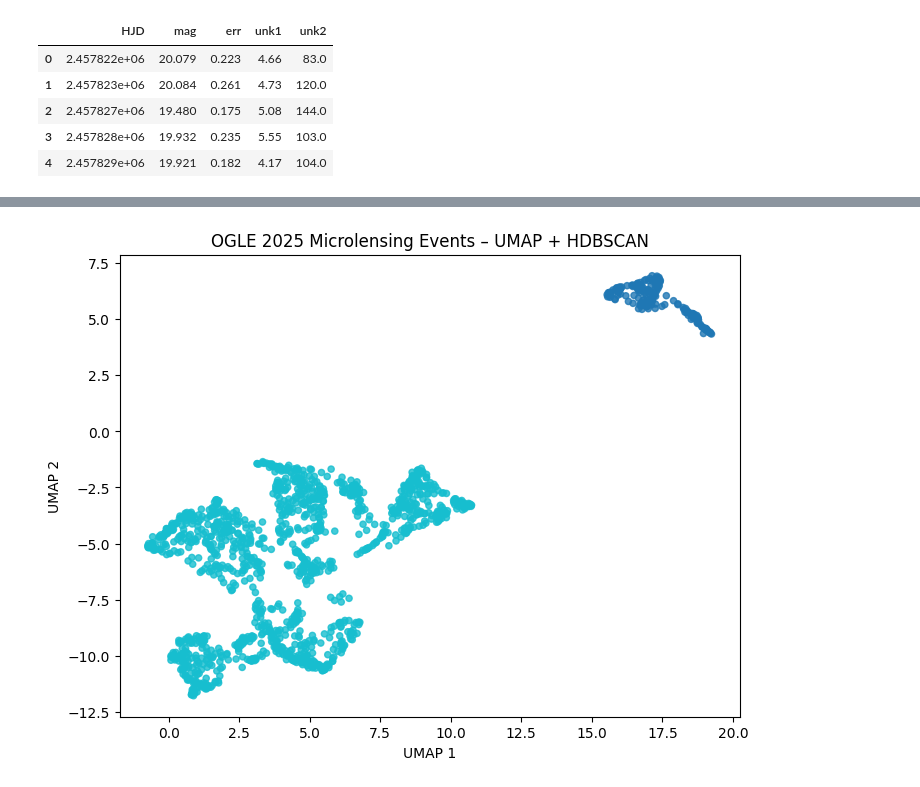
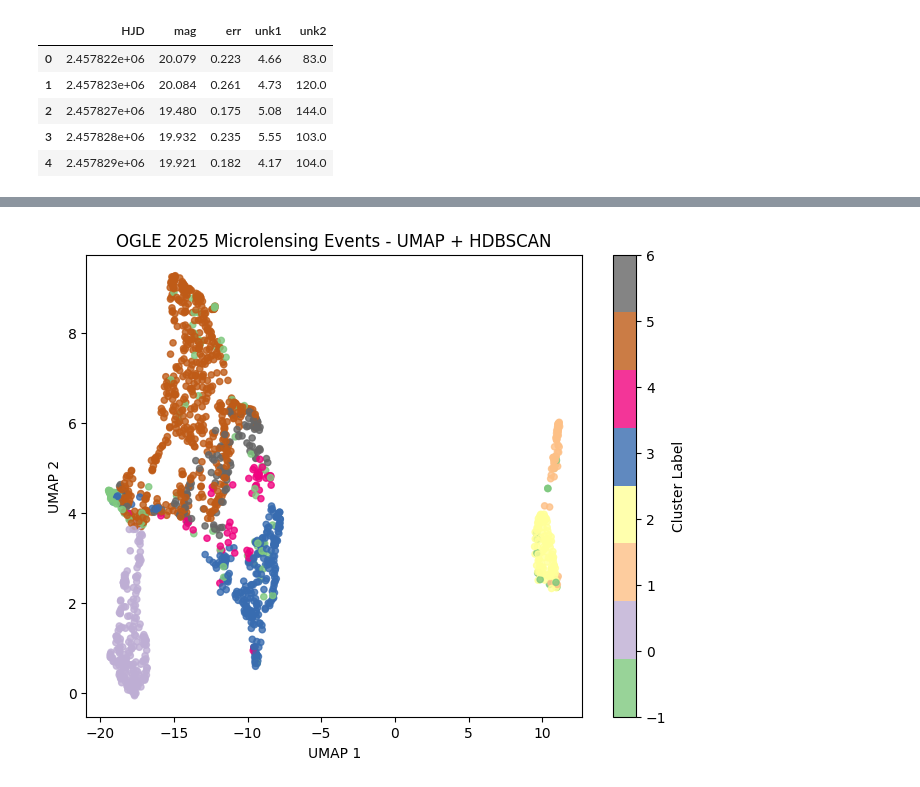
Before and after one commit to abheekda1/ogle-microlensing-automation, a Jupyter notebook: notebooks/01_feature_engineering.ipynb, the cells around one changed output, grey strips where cells are left out. Saved outputs shown, nothing was run; the diff lists cells and outputs as text; code cells hidden in the pictures.

```diff
--- a/notebooks/01_feature_engineering.ipynb
+++ b/notebooks/01_feature_engineering.ipynb
@@ -43,21 +43,31 @@ def preprocess_lc(df):
     df["t_rel"] = df["HJD"] - df["HJD"].min()
     return df
 # %%
-from src.feature_extraction import extract_simple_features
+from src.feature_extraction import extract_simple_features, extract_features
 from tqdm import tqdm
 
+features_simple = []
 features = []
 for event in tqdm(all_df["event"].unique(), desc="Extracting features"):
     df_event = all_df[all_df["event"] == event]
     df_event = preprocess_lc(df_event)
-    feats = extract_simple_features(df_event["t_rel"].values, df_event["flux"].values, df_event["err"].values)
+    feats_simple = extract_simple_features(df_event["t_rel"].values, df_event["flux"].values, df_event["err"].values)
+    feats = extract_features(df_event["t_rel"].values, df_event["flux"].values, df_event["err"].values)
+    feats_simple["event"] = event
     feats["event"] = event
+    features_simple.append(feats_simple)
     features.append(feats)
 
+features_simple_df = pd.DataFrame(features_simple).fillna(0)
+features_simple_df.to_csv("data/features/features_ogle2025_simple.csv", index=False)
 features_df = pd.DataFrame(features).fillna(0)
-features_df.to_csv("data/features/features_ogle2025_simple.csv", index=False)
+features_df.to_csv("data/features/features_ogle2025.csv", index=False)
 # %%
-pd.read_csv("data/features/features_ogle2025_simple.csv")
+# len(pd.read_csv("data/features/features_ogle2025.csv").columns)
+temp = features_df.iloc[:, :16]
+temp['event'] = features_df['event']
+features_df = temp
+features_df
 # %% [output]
 |  | n_points | duration | cadence_med | flux_mean | flux_std | flux_amp | flux_skew | flux_kurt | amp_norm | ... |
 | 0 | 4569 | 3178.62416 | 0.048045 | 1.077983 | 0.085507 | 1.069432 | 0.811660 | 6.200264 | 0.992067 | ... |
@@ -125,11 +161,12 @@ for col in ["flux_skew", "fwhm_time", "duration"]:
 import hdbscan
 
 clusterer = hdbscan.HDBSCAN(
-    min_cluster_size=25,     # try 25–50 to start
+    min_cluster_size=50,     # try 25–50 to start
     min_samples=10,          # how conservative the cluster core is
     cluster_selection_epsilon=0.05,
     gen_min_span_tree=True
 )
 
-labels = clusterer.fit_predict(embedding)
+# labels = clusterer.fit_predict(embedding)
+labels = clusterer.fit_predict(features_df.loc[:, features_df.columns.difference(['event', 'umap_x', 'umap_y'])])
 features_df["cluster"] = labels
@@ -136,21 +198,25 @@ features_df["cluster"] = labels
 # %%
 import matplotlib.pyplot as plt
+from matplotlib import colors as mcolors
 
 plt.figure(figsize=(8,6))
 plt.scatter(
     features_df["umap_x"],
     features_df["umap_y"],
     c=features_df["cluster"],
-    cmap="tab10",
+    # cmap="tab10",
+    cmap=plt.cm.get_cmap('Accent', 8),
+    # norm=mcolors.BoundaryNorm(np.arange(9), plt.cm.get_cmap('Accent', 8).N),
     s=20,
     alpha=0.8
 )
 plt.xlabel("UMAP 1")
 plt.ylabel("UMAP 2")
-plt.title("OGLE 2025 Microlensing Events – UMAP + HDBSCAN")
+plt.title("OGLE 2025 Microlensing Events - UMAP + HDBSCAN")
+plt.colorbar(label="Cluster Label")
 plt.show()
 # %% [output]
-[figure, old version]
+[figure, new version]
 # %%
 import numpy as np
 
```
Also changed, not shown: parts of 11 cells of this notebook, 2 other files.
